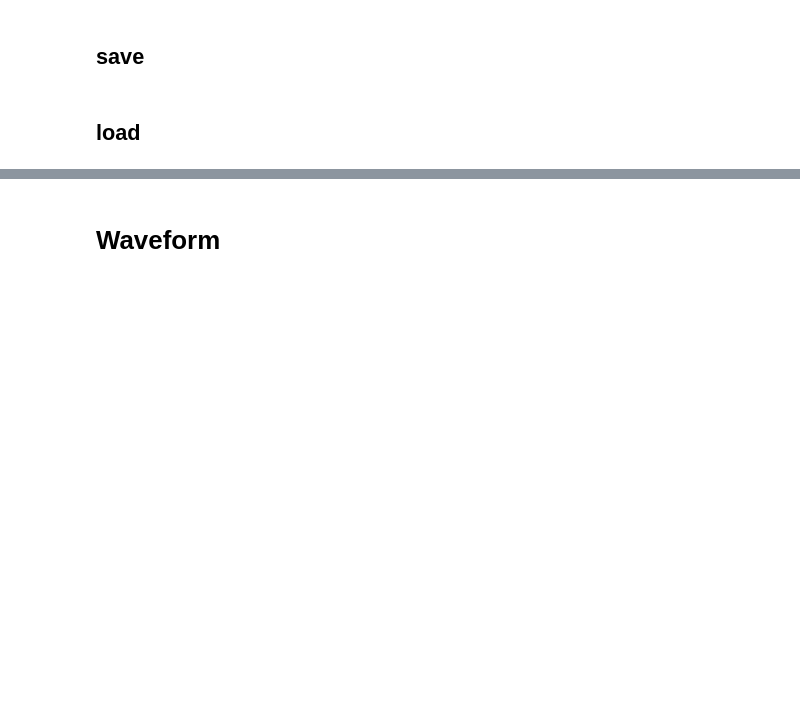
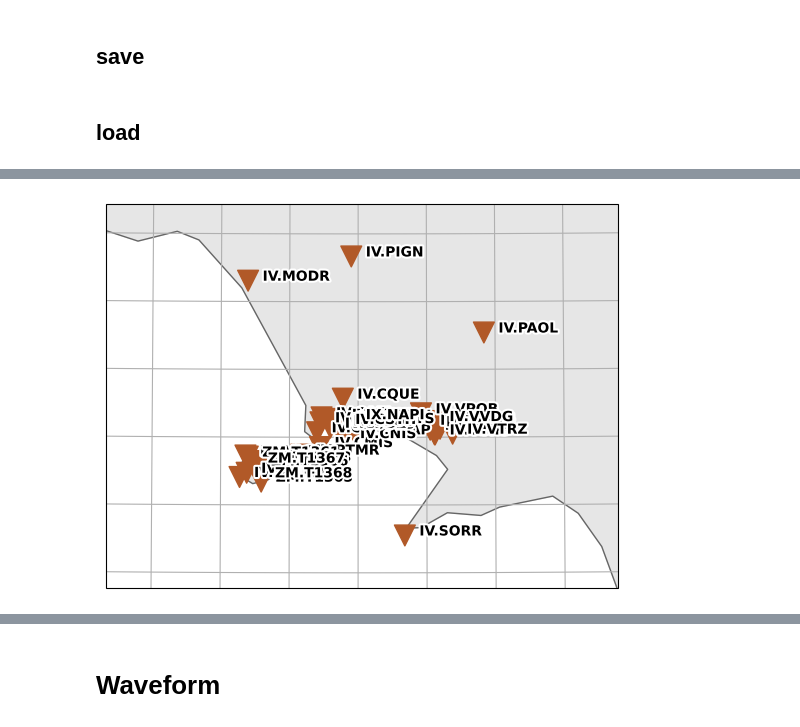
Before and after one commit to giacomorapagnani/seis, a Jupyter notebook: cat_comparison.ipynb, the cells around one changed output, grey strips where cells are left out. Cells and saved outputs as stored; diff of their text form; code cells hidden in the pictures; blank space fills up the shorter version.

```diff
--- a/cat_comparison.ipynb
+++ b/cat_comparison.ipynb
@@ -68,0 +151,13 @@ ev_not_found
+# %%
+client=Client('INGV')
+
+stime=UTCDateTime('2014-01-01T00:00:00')
+etime=UTCDateTime('2023-11-20T00:00:00')
+# %%
+lat=40.8478
+long=14.0918
+rad_events=0.5
+inv=client.get_stations(starttime=stime,endtime=etime,
+                        latitude=lat,longitude=long,maxradius=rad_events,
+                        level='response')                                   #instrumental response
+inv
@@ -68,0 +182,4 @@ ev_not_found
+# %%
+inv.plot(projection='local',resolution='h');
+# %% [output]
+[figure, added]
```
Also changed, not shown: parts of 17 cells of this notebook, 6 other files.
